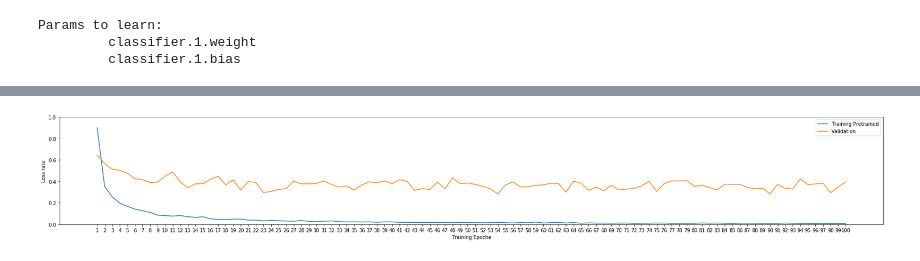
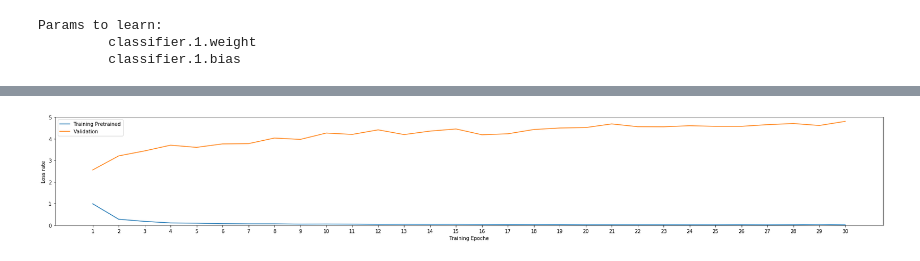
Before and after one commit to linda-benboudiaf/ImagesClassification, a Jupyter notebook: src/ImageClassificationPretrained1.py.ipynb, the cells around one changed output, grey strips where cells are left out. Drawn from its saved outputs; the diff is of its cells as text; code cells hidden in the pictures.

```diff
--- a/src/ImageClassificationPretrained1.py.ipynb
+++ b/src/ImageClassificationPretrained1.py.ipynb
@@ -7,14 +7,12 @@ import time
 import torch.nn as nn
 import torch.optim as optim
 import numpy as np
-
 #Ici on prend des images de réalité terrain
-
-data_dir = "/home/lbenboudiaf/Bureau/ImagesClassification/dataset/GroceryStoreDataset/dataset/OneClasse"
+data_dir = "/home/lbenboudiaf/Bureau/ImagesClassification/dataset/GroceryStoreDataset/dataset/subClasses"
 model_name = "squeezenet"
-num_classes = 3
+num_classes = 43
 batch_size = 8
-num_epochs = 100 #Valeur Initiale par défaut comme dans le TP du Prof
+num_epochs = 30 #Valeur Initiale par défaut comme dans le TP du Prof
 feature_extract = True # Extraction des caractéristique
 # %%
 def train_model(model, dataloaders, criterion, optimizer, num_epochs, is_inception=False):
@@ -154,9 +152,23 @@ data_transforms = {
 
 print("Initializing Datasets and Dataloaders ...")
 
+def generate_fake_train(data_set):
+    #Generate Fake Trainning Dataset
+    for i in range(0, len(data_set['train'].samples)):
+        create_sample = {j: datasets.ImageFolder(os.path.join(data_dir, j), data_transforms[j]) for j in ['train', 'val']}
+        data_set['train'].samples.append(create_sample['train'].samples[i])
+    return data_set
+
 # Generation de jeux d'apprentissage et de validation et de test
 image_datasets = {x: datasets.ImageFolder(os.path.join(data_dir, x), data_transforms[x])
                   for x in ['train', 'val', 'test']}
+
+image_datasets = generate_fake_train(image_datasets)
+
+print(image_datasets['train'].classes)
+print(len(image_datasets['train'].classes))
+print(len(image_datasets['train'].samples))
+print(len(image_datasets['val'].samples))
 
 # Creation des dataloaders pour jeux d'apprentissage et de validation et test.
 dataloaders_dict = {x: torch.utils.data.DataLoader(image_datasets[x], batch_size=batch_size, shuffle=True, num_workers=4)
@@ -183,7 +199,7 @@ else:
             print("\t",name)
 
 # Observation des paramètres sont optimisé
-optimizer_ft = optim.SGD(params_to_update, lr=0.0001, momentum=0.9)
+optimizer_ft = optim.SGD(params_to_update, lr=0.001, momentum=0.9)
 # %% [output]
 Params to learn:
          classifier.1.weight
@@ -243,14 +235,14 @@ plt.show()
 # %%
 #Create plot of Accuarcy train and validation.
 import matplotlib.pyplot as plt
 plt.xlabel("Training Epoche")
 plt.ylabel("Loss rate")
 plt.plot(range(1,num_epochs+1),loss_train,label="Training Pretrained")
 plt.plot(range(1,num_epochs+1),loss_val,label="Validation")
-plt.ylim((0,1.))
+plt.ylim((0,5))
 plt.xticks(np.arange(1, num_epochs+1, 1.0))
 plt.legend()
 plt.rcParams["figure.figsize"] = (30, 4)
 plt.show()
 # %% [output]
-[figure, old version]
+[figure, new version]
```
Also changed, not shown: parts of 3 cells of this notebook, 5 other files.
